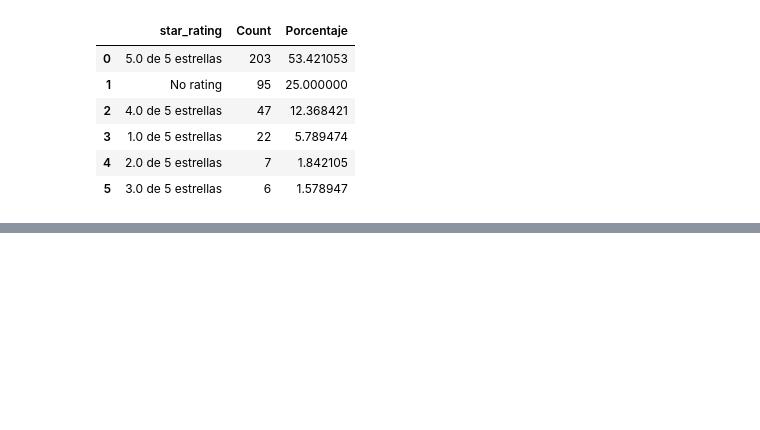
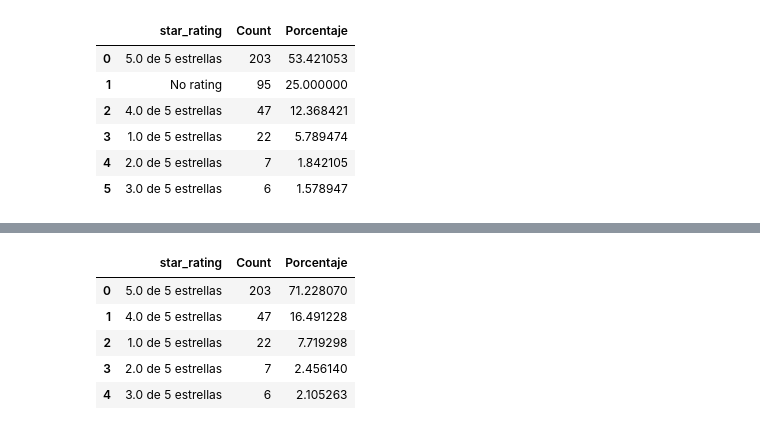
Before and after one commit to jorgeherrerar/ProyectoFinal_MCD-DP1, a Jupyter notebook: src/EDA_Resenas.ipynb, the cells around one changed output, grey strips where cells are left out. Cells and saved outputs as stored; diff of their text form; code cells hidden in the pictures; blank space fills up the shorter version.

Commit message:
Actualizacion de EDA
Se eliminan nulos en rating y se agrega nueva grafica

```diff
--- a/src/EDA_Resenas.ipynb
+++ b/src/EDA_Resenas.ipynb
@@ -51,0 +54,3 @@ resenas_count
+# %%
+resenas = resenas[resenas['star_rating'] != 'No rating']
+resenas['star_rating'].value_counts()
@@ -51,0 +80,13 @@ resenas_count
+# %%
+#Creamos un DF con los Value_count y agregamos una columna con el porcentaje que representa cada conteo
+resenas_count = resenas['star_rating'].value_counts().reset_index()
+resenas_count.columns = ['star_rating','Count']
+resenas_count['Porcentaje'] = (resenas_count['Count'] / resenas_count['Count'].sum()) * 100
+resenas_count
+# %% [output]
+|  | star_rating | Count | Porcentaje |
+| 0 | 5.0 de 5 estrellas | 203 | 71.228070 |
+| 1 | 4.0 de 5 estrellas | 47 | 16.491228 |
+| 2 | 1.0 de 5 estrellas | 22 | 7.719298 |
+| 3 | 2.0 de 5 estrellas | 7 | 2.456140 |
+| 4 | 3.0 de 5 estrellas | 6 | 2.105263 |
```
Also changed, not shown: parts of 5 cells of this notebook.
